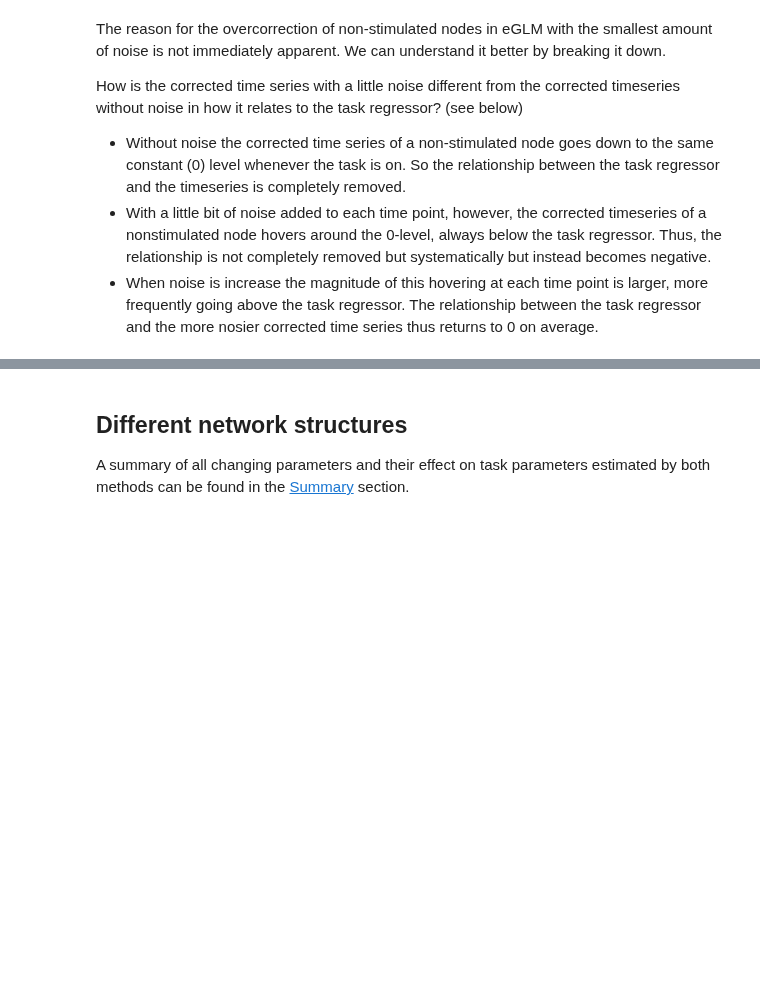
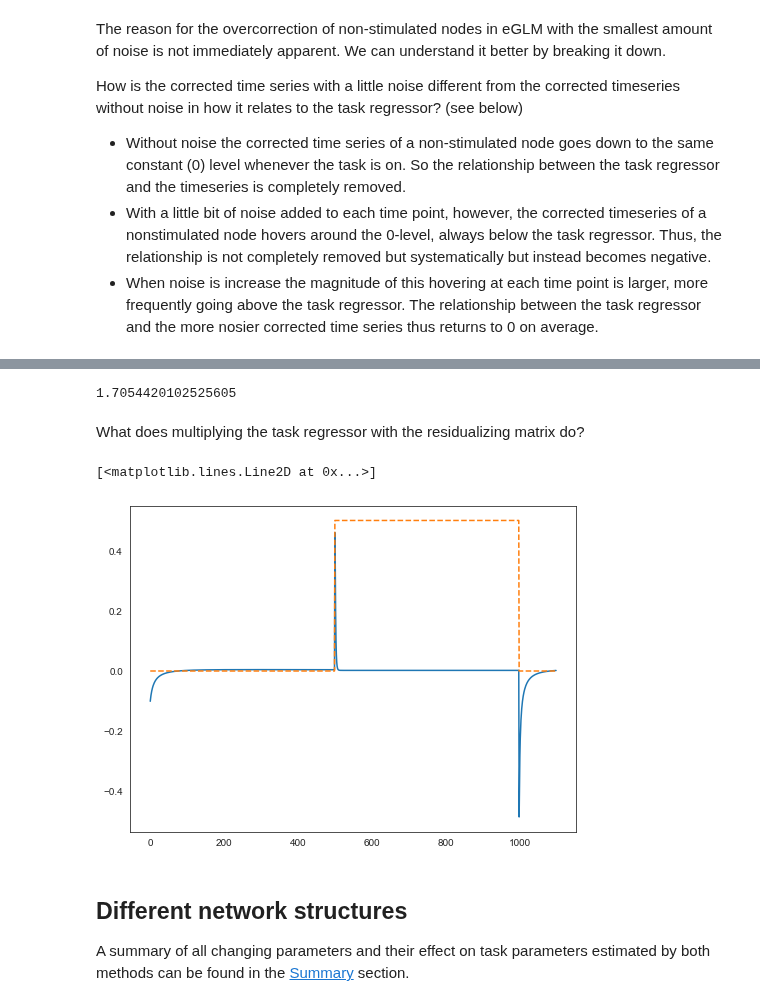
Before and after one commit to zenkavi/DevStudy_FmriNbs, a Jupyter notebook: notebooks/informationtransfermapping/TheoreticalResults/Zenkavi_Simulations/Extended_GLM_neural_network_level.ipynb, the cells around one changed output, grey strips where cells are left out. Drawn from its saved outputs; the diff is of its cells as text; code cells hidden in the pictures; blank space fills up the shorter version.

```diff
--- a/notebooks/informationtransfermapping/TheoreticalResults/Zenkavi_Simulations/Extended_GLM_neural_network_level.ipynb
+++ b/notebooks/informationtransfermapping/TheoreticalResults/Zenkavi_Simulations/Extended_GLM_neural_network_level.ipynb
@@ -781,0 +780,16 @@ where X is the design matrix without the task regressor
+# %%
+cur_sim = noise_ts['noise_0']
+cur_node = 10
+# %%
+raw_y = cur_sim['ext_glms'][cur_node].endog
+res_x = cur_sim['ext_glms'][cur_node].exog[:,:-1]
+res_mod = sm.OLS(raw_y, res_x).fit()
+res_y = res_mod.resid
+
+X = res_x
+cur_p = np.dot(np.dot(X, np.linalg.pinv(np.dot(X.T, X))), X.T)
+cur_m = np.identity(cur_p.shape[0])-cur_p
+# %%
+m_task_reg = np.dot(cur_m, td_stimtimes_0_5[0][1:])
+m_mod = sm.OLS(res_y, m_task_reg).fit()
+m_mod.params[0]
@@ -781,0 +852,12 @@ where X is the design matrix without the task regressor
+# %%
+cur_sim['ext_betas'][cur_node]
+# %% [output]
+1.7054420102525605
+# %% [markdown]
+What does multiplying the task regressor with the residualizing matrix do?
+# %%
+plt.plot(m_task_reg[0:1100])
+plt.plot(td_stimtimes_0_5[0][1:1101], "--")
+# %% [output]
+[<matplotlib.lines.Line2D at 0x...>]
+[figure, added]
```
Also changed, not shown: parts of 27 cells of this notebook.
